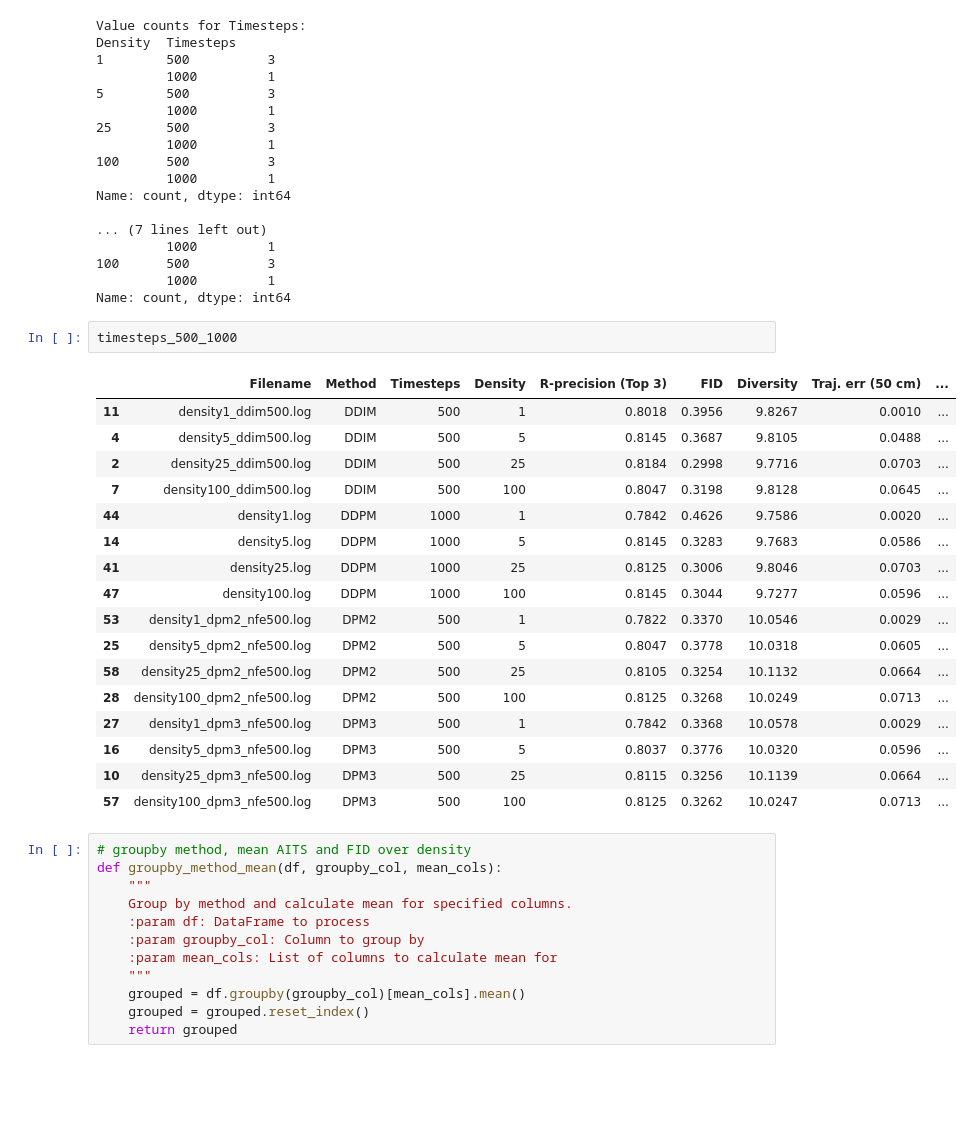
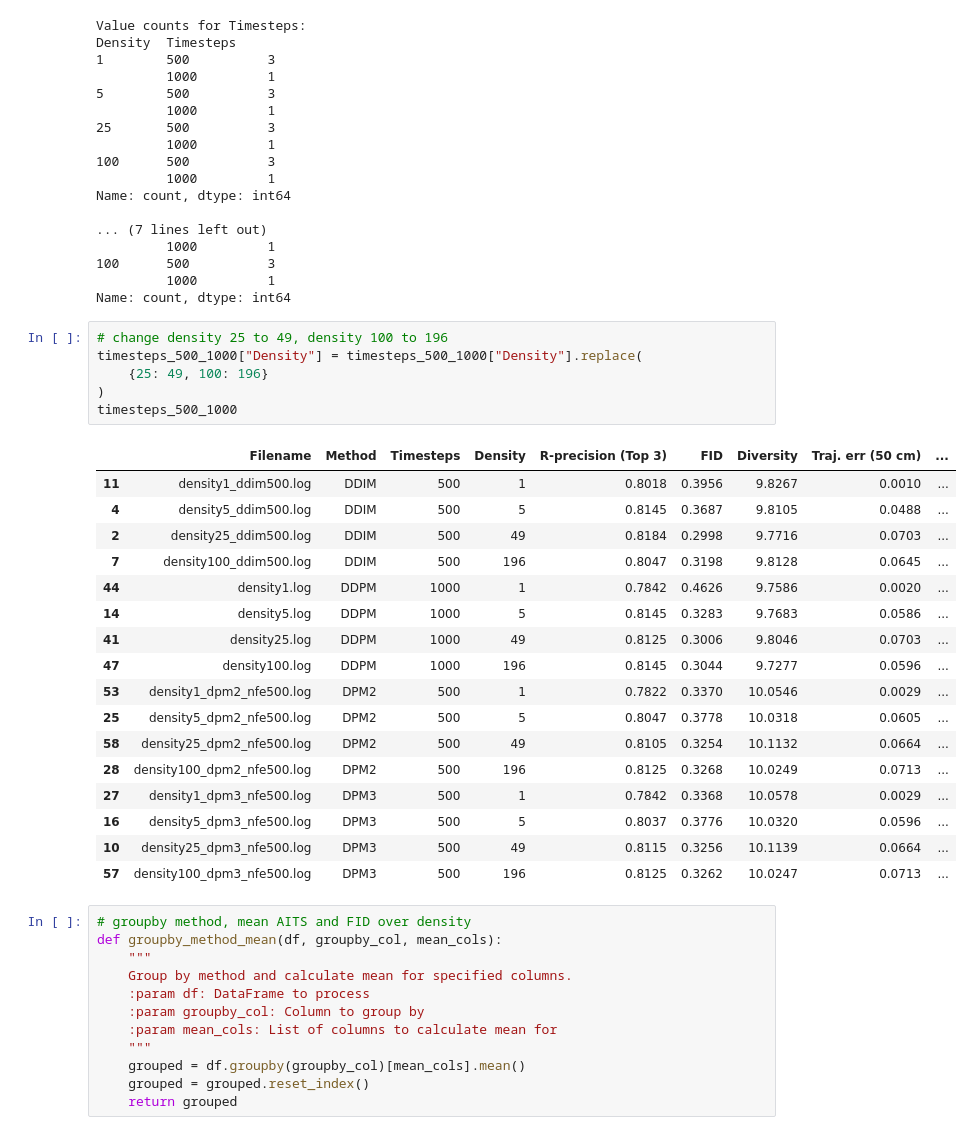
Before and after one commit to jiayng01/OmniControl, a Jupyter notebook: analysis.ipynb, the cells around one changed output. Cells and saved outputs as stored; diff of their text form; blank space fills up the shorter version.

```diff
--- a/analysis.ipynb
+++ b/analysis.ipynb
@@ -196,26 +219,30 @@ Name: count, dtype: int64
 100      500          3
          1000         1
 Name: count, dtype: int64
-# %%
-timesteps_500_1000
-# %% [output]
-|  | Filename | Method | Timesteps | Density | R-precision (Top 3) | FID | Diversity | Traj. err (50 cm) | ... |
-| 11 | density1_ddim500.log | DDIM | 500 | 1 | 0.8018 | 0.3956 | 9.8267 | 0.0010 | ... |
-| 4 | density5_ddim500.log | DDIM | 500 | 5 | 0.8145 | 0.3687 | 9.8105 | 0.0488 | ... |
-| 2 | density25_ddim500.log | DDIM | 500 | 25 | 0.8184 | 0.2998 | 9.7716 | 0.0703 | ... |
-| 7 | density100_ddim500.log | DDIM | 500 | 100 | 0.8047 | 0.3198 | 9.8128 | 0.0645 | ... |
-| 44 | density1.log | DDPM | 1000 | 1 | 0.7842 | 0.4626 | 9.7586 | 0.0020 | ... |
-| 14 | density5.log | DDPM | 1000 | 5 | 0.8145 | 0.3283 | 9.7683 | 0.0586 | ... |
-| 41 | density25.log | DDPM | 1000 | 25 | 0.8125 | 0.3006 | 9.8046 | 0.0703 | ... |
-| 47 | density100.log | DDPM | 1000 | 100 | 0.8145 | 0.3044 | 9.7277 | 0.0596 | ... |
-| 53 | density1_dpm2_nfe500.log | DPM2 | 500 | 1 | 0.7822 | 0.3370 | 10.0546 | 0.0029 | ... |
-| 25 | density5_dpm2_nfe500.log | DPM2 | 500 | 5 | 0.8047 | 0.3778 | 10.0318 | 0.0605 | ... |
-| 58 | density25_dpm2_nfe500.log | DPM2 | 500 | 25 | 0.8105 | 0.3254 | 10.1132 | 0.0664 | ... |
-| 28 | density100_dpm2_nfe500.log | DPM2 | 500 | 100 | 0.8125 | 0.3268 | 10.0249 | 0.0713 | ... |
-| 27 | density1_dpm3_nfe500.log | DPM3 | 500 | 1 | 0.7842 | 0.3368 | 10.0578 | 0.0029 | ... |
-| 16 | density5_dpm3_nfe500.log | DPM3 | 500 | 5 | 0.8037 | 0.3776 | 10.0320 | 0.0596 | ... |
-| 10 | density25_dpm3_nfe500.log | DPM3 | 500 | 25 | 0.8115 | 0.3256 | 10.1139 | 0.0664 | ... |
-| 57 | density100_dpm3_nfe500.log | DPM3 | 500 | 100 | 0.8125 | 0.3262 | 10.0247 | 0.0713 | ... |
+# %%
+# change density 25 to 49, density 100 to 196
+timesteps_500_1000["Density"] = timesteps_500_1000["Density"].replace(
+    {25: 49, 100: 196}
+)
+timesteps_500_1000
+# %% [output]
+|  | Filename | Method | Timesteps | Density | R-precision (Top 3) | FID | Diversity | Traj. err (50 cm) | ... |
+| 11 | density1_ddim500.log | DDIM | 500 | 1 | 0.8018 | 0.3956 | 9.8267 | 0.0010 | ... |
+| 4 | density5_ddim500.log | DDIM | 500 | 5 | 0.8145 | 0.3687 | 9.8105 | 0.0488 | ... |
+| 2 | density25_ddim500.log | DDIM | 500 | 49 | 0.8184 | 0.2998 | 9.7716 | 0.0703 | ... |
+| 7 | density100_ddim500.log | DDIM | 500 | 196 | 0.8047 | 0.3198 | 9.8128 | 0.0645 | ... |
+| 44 | density1.log | DDPM | 1000 | 1 | 0.7842 | 0.4626 | 9.7586 | 0.0020 | ... |
+| 14 | density5.log | DDPM | 1000 | 5 | 0.8145 | 0.3283 | 9.7683 | 0.0586 | ... |
+| 41 | density25.log | DDPM | 1000 | 49 | 0.8125 | 0.3006 | 9.8046 | 0.0703 | ... |
+| 47 | density100.log | DDPM | 1000 | 196 | 0.8145 | 0.3044 | 9.7277 | 0.0596 | ... |
+| 53 | density1_dpm2_nfe500.log | DPM2 | 500 | 1 | 0.7822 | 0.3370 | 10.0546 | 0.0029 | ... |
+| 25 | density5_dpm2_nfe500.log | DPM2 | 500 | 5 | 0.8047 | 0.3778 | 10.0318 | 0.0605 | ... |
+| 58 | density25_dpm2_nfe500.log | DPM2 | 500 | 49 | 0.8105 | 0.3254 | 10.1132 | 0.0664 | ... |
+| 28 | density100_dpm2_nfe500.log | DPM2 | 500 | 196 | 0.8125 | 0.3268 | 10.0249 | 0.0713 | ... |
+| 27 | density1_dpm3_nfe500.log | DPM3 | 500 | 1 | 0.7842 | 0.3368 | 10.0578 | 0.0029 | ... |
+| 16 | density5_dpm3_nfe500.log | DPM3 | 500 | 5 | 0.8037 | 0.3776 | 10.0320 | 0.0596 | ... |
+| 10 | density25_dpm3_nfe500.log | DPM3 | 500 | 49 | 0.8115 | 0.3256 | 10.1139 | 0.0664 | ... |
+| 57 | density100_dpm3_nfe500.log | DPM3 | 500 | 196 | 0.8125 | 0.3262 | 10.0247 | 0.0713 | ... |
 # %%
 # groupby method, mean AITS and FID over density
 def groupby_method_mean(df, groupby_col, mean_cols):
```
Also changed, not shown: parts of 4 cells of this notebook.
